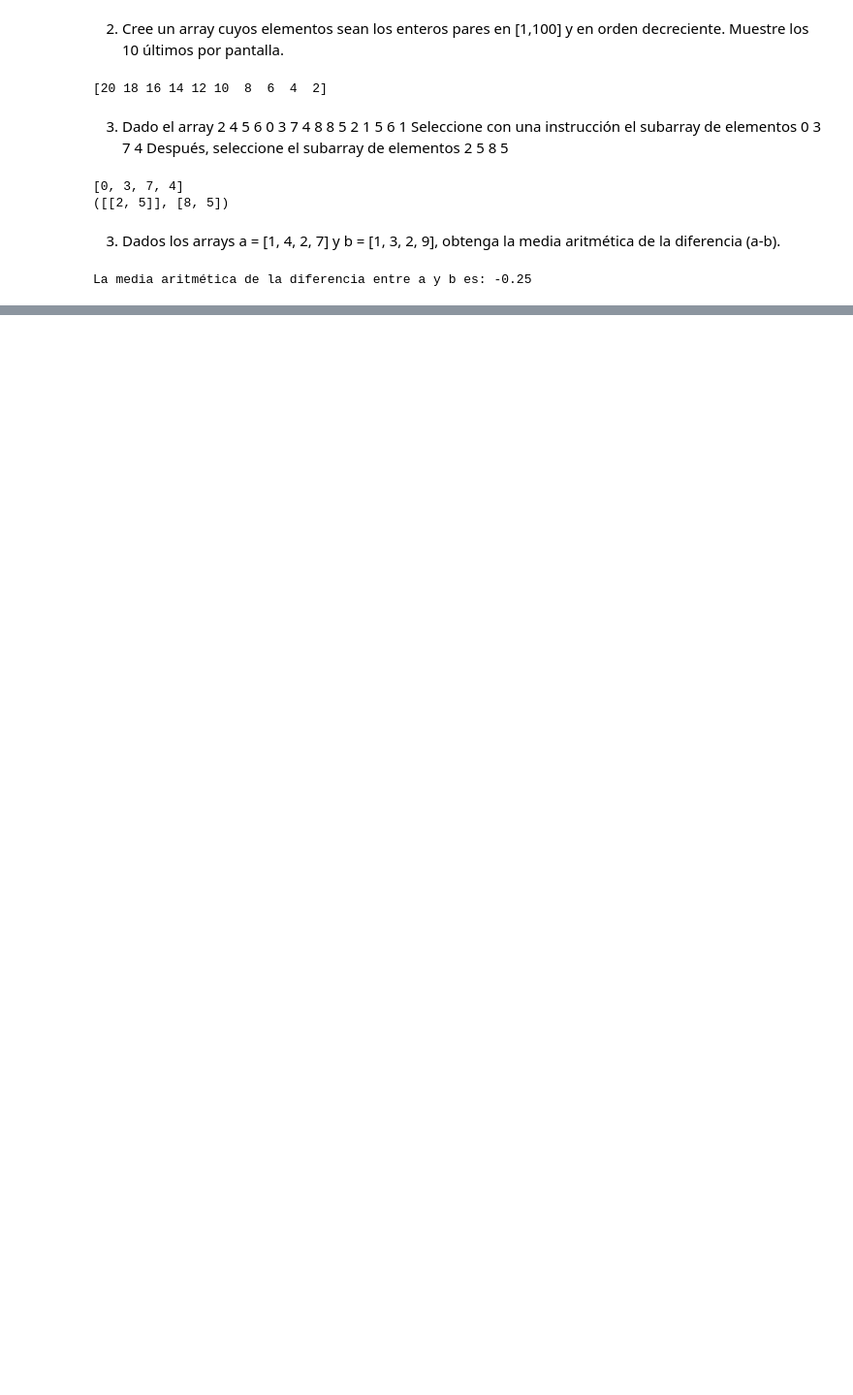
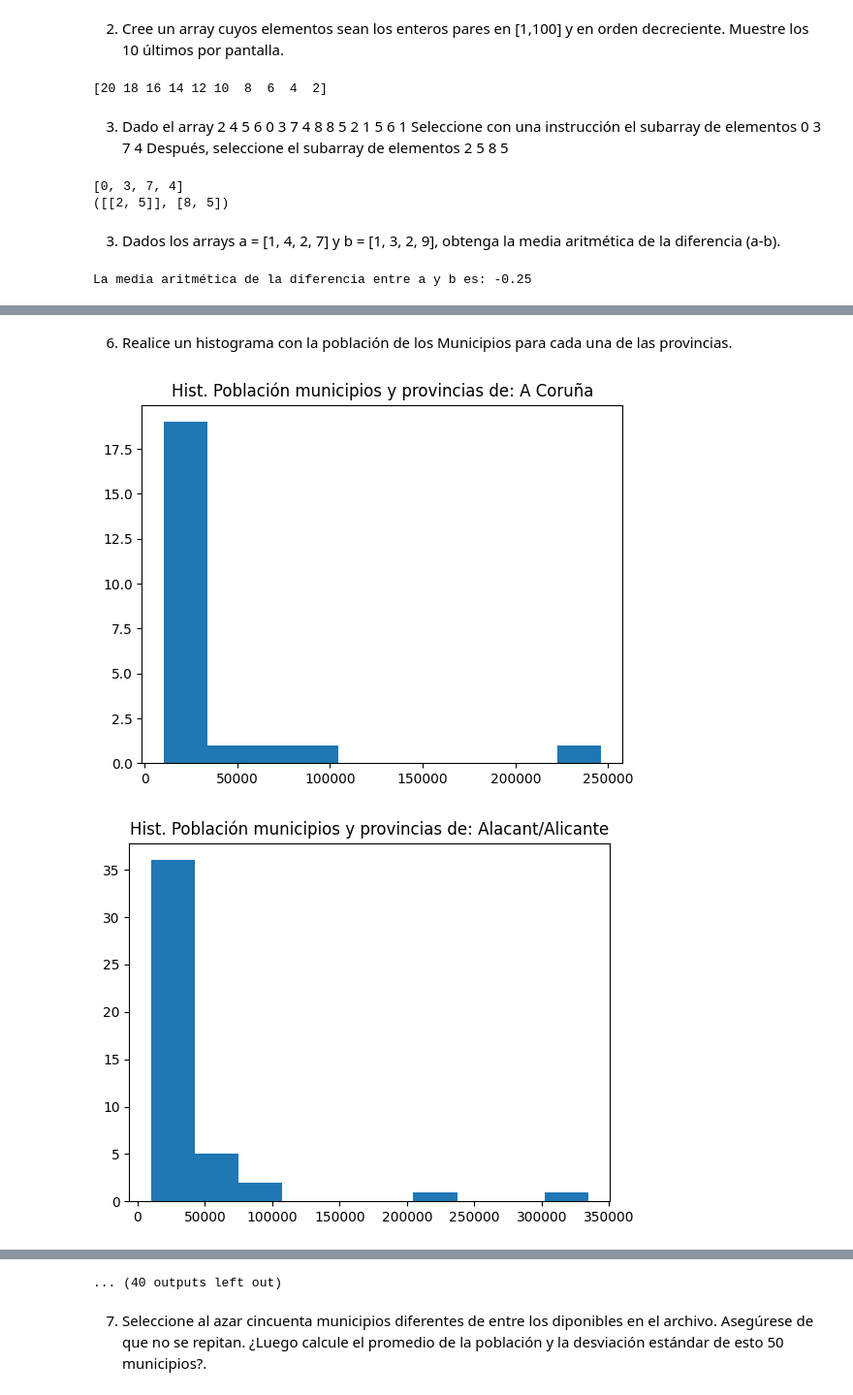
Before and after one commit to lpyo87/Ciencia_datos_Python, a Jupyter notebook: Lab3.ipynb, the cells around one changed output, grey strips where cells are left out. Shown at 97% size. Saved outputs shown, nothing was run; the diff lists cells and outputs as text; code cells hidden in the pictures; blank space fills up the shorter version.

```diff
--- a/Lab3.ipynb
+++ b/Lab3.ipynb
@@ -65,0 +204,14 @@ La media aritmética de la diferencia entre a y b es: -0.25
+# %% [markdown]
+6) Realice un histograma con la población de los
+Municipios para cada una de las provincias.
+# %%
+pobla= df.groupby("Provincia")
+for provincia, datos in pobla:
+    poblacion = datos['Poblacion']
+    plt.hist(poblacion)
+    plt.title('Hist. Población municipios y provincias de: '+provincia)
+#plt.xlim(0,100000)
+    plt.show()
+# %% [output]
+[figure, added]
+[figure, added]
@@ -65,0 +228,6 @@ La media aritmética de la diferencia entre a y b es: -0.25
+... (40 outputs left out)
+# %% [markdown]
+7) Seleccione al azar cincuenta municipios diferentes de
+entre los diponibles en el archivo. Asegúrese de que no
+se repitan. ¿Luego calcule el promedio de la población y
+la desviación estándar de esto 50 municipios?.
```
Also changed, not shown: parts of 17 cells of this notebook.
